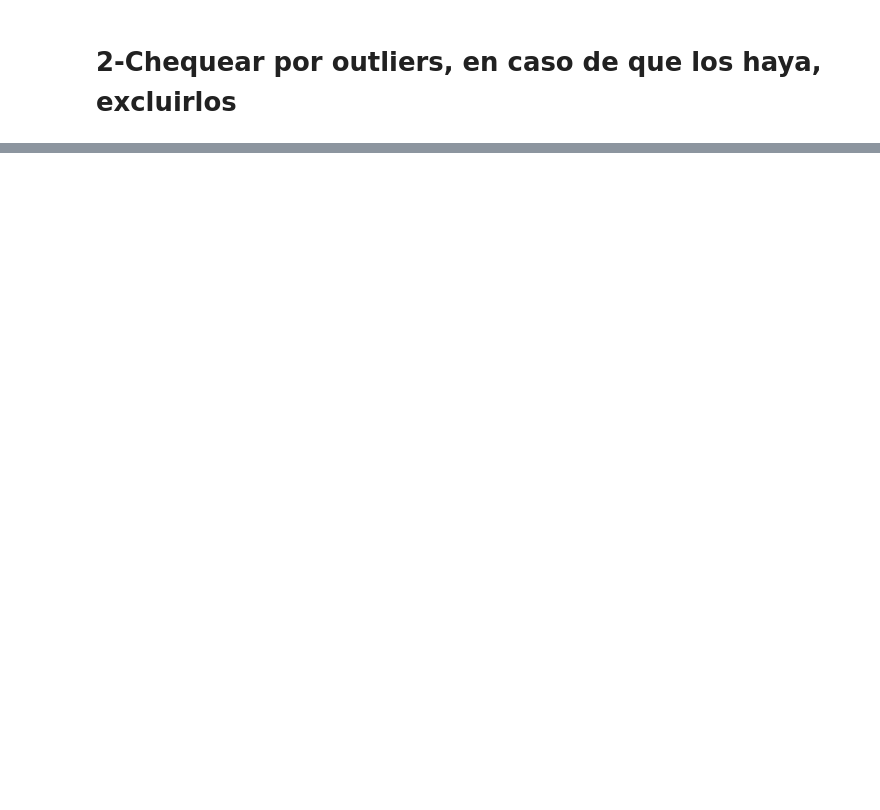
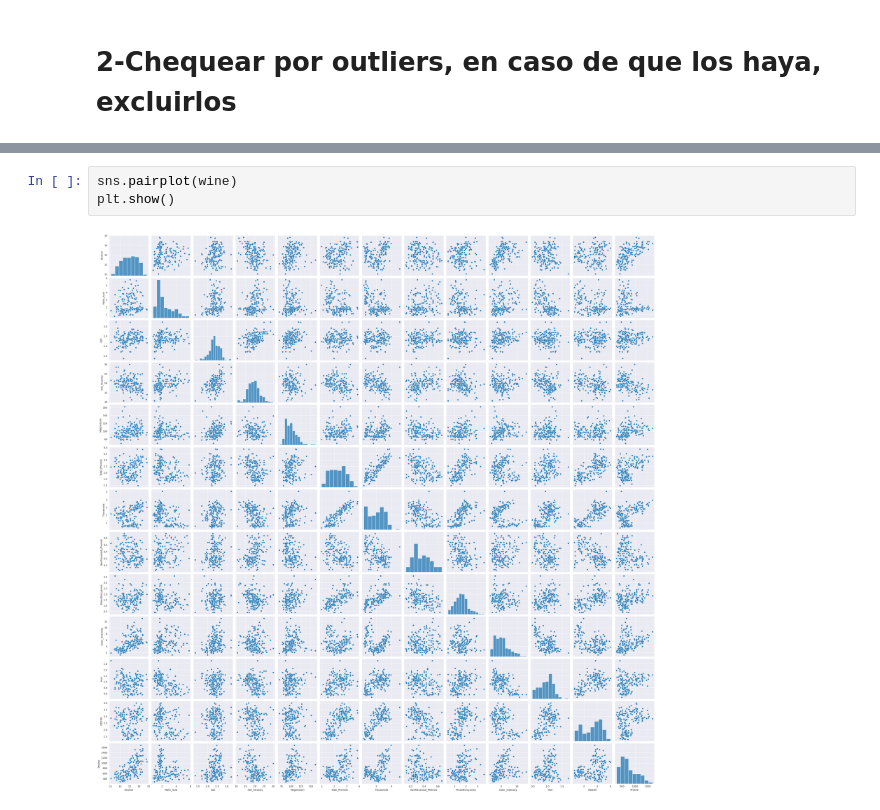
Before and after one commit to thejoresp/CienciaDatos, a Jupyter notebook: cloustering.ipynb, the cells around one changed output, grey strips where cells are left out. Saved outputs shown, nothing was run; the diff lists cells and outputs as text; blank space fills up the shorter version.

```diff
--- a/cloustering.ipynb
+++ b/cloustering.ipynb
@@ -192,0 +208,5 @@ dtype: object
+# %%
+sns.pairplot(wine)
+plt.show()
+# %% [output]
+[figure, added]
```
Also changed, not shown: parts of 19 cells of this notebook.
